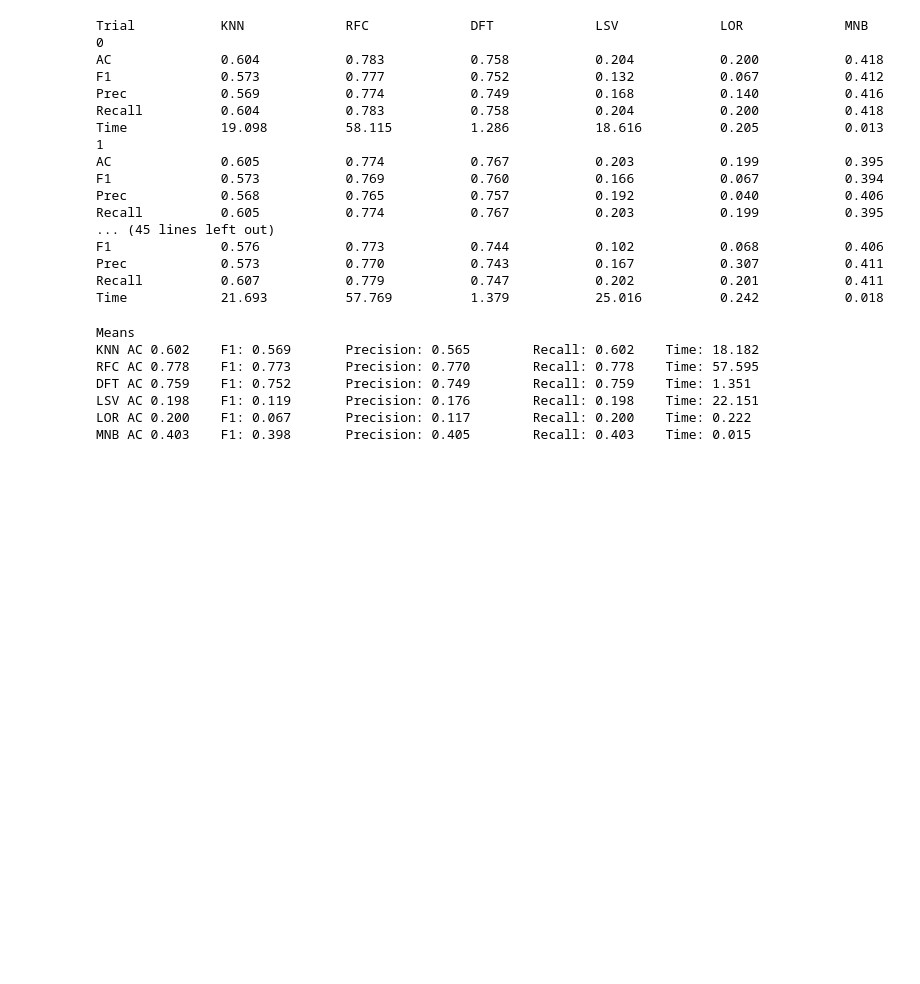
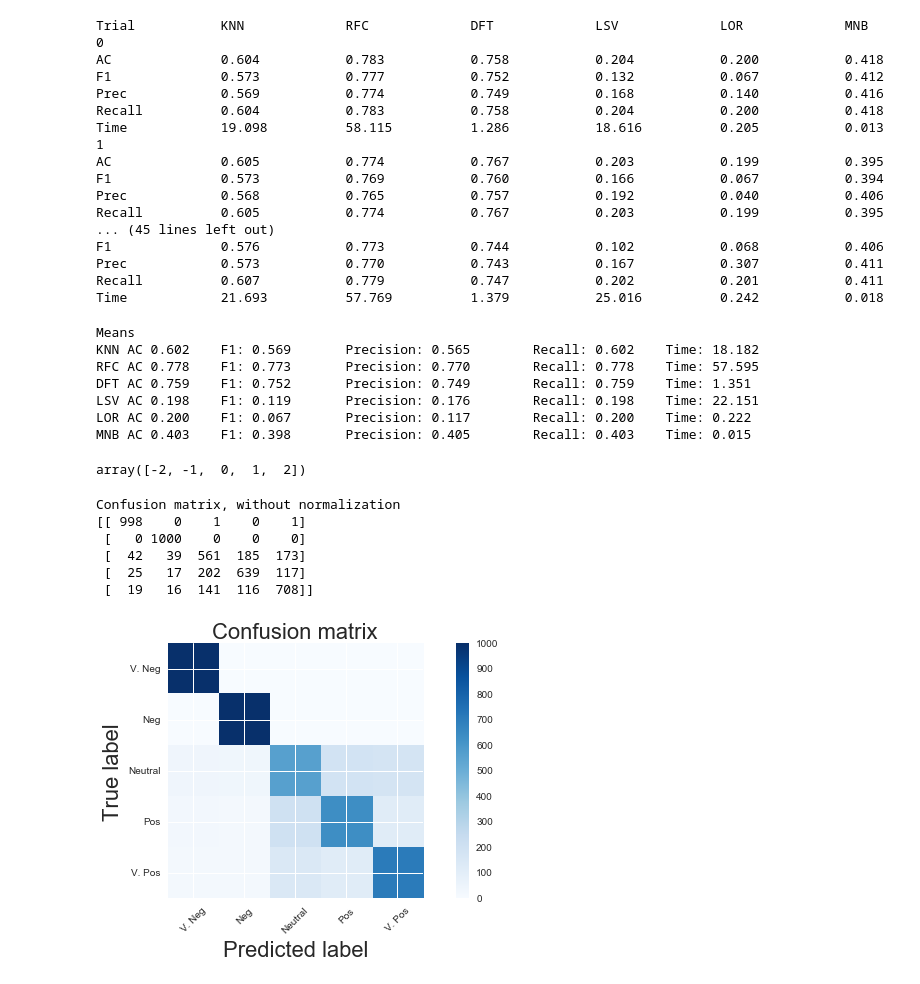
Before and after one commit to AndrewNg/COS424A4, a Jupyter notebook: SWorkbook.ipynb, the cells around one changed output. Cells and saved outputs as stored; diff of their text form; code cells hidden in the pictures; blank space fills up the shorter version.

Commit message:
confusion matrix

```diff
--- a/SWorkbook.ipynb
+++ b/SWorkbook.ipynb
@@ -693,0 +646,54 @@ plt.show()
+# %%
+from sklearn.cross_validation import train_test_split
+from sklearn.metrics import confusion_matrix
+
+k = 10
+skf = StratifiedKFold(Y,n_folds=k, shuffle=True)
+
+for train_i, test_i in skf:
+    X_train, X_test = X[train_i,:],X[test_i,:]
+    Y_train, Y_test = Y[train_i], Y[test_i]
+    break
+
+Y_pred = RandomForestClassifier(bootstrap=True, class_weight=None, criterion='gini',
+            max_depth=None, max_features='auto', max_leaf_nodes=None,
+            min_samples_leaf=1, min_samples_split=2,
+            min_weight_fraction_leaf=0.0, n_estimators=50, n_jobs=1,
+            oob_score=False, random_state=None, verbose=0,
+            warm_start=False).fit(X_train, Y_train).predict(X_test)
+# %%
+np.unique(Y_pred)
+# %% [output]
+array([-2, -1,  0,  1,  2])
+# %%
+
+
+def plot_confusion_matrix(cm, title='Confusion matrix', cmap=plt.cm.Blues):
+    plt.imshow(cm, interpolation='nearest', cmap=cmap)
+    plt.title(title)
+    plt.colorbar()
+    tick_marks = np.arange(5)
+    #names = ['-2','-1','0','1','2']
+    names = ['V. Neg','Neg','Neutral','Pos','V. Pos']
+    plt.xticks(tick_marks, names, rotation=45)
+    plt.yticks(tick_marks, names)
+    plt.tight_layout()
+    plt.ylabel('True label')
+    plt.xlabel('Predicted label')
+
+
+# Compute confusion matrix
+cm = confusion_matrix(Y_test, Y_pred)
+np.set_printoptions(precision=2)
+print('Confusion matrix, without normalization')
+print(cm)
+plt.figure()
+plot_confusion_matrix(cm)
+# %% [output]
+Confusion matrix, without normalization
+[[ 998    0    1    0    1]
+ [   0 1000    0    0    0]
+ [  42   39  561  185  173]
+ [  25   17  202  639  117]
+ [  19   16  141  116  708]]
+[figure, added]
```
Also changed, not shown: parts of 2 cells of this notebook, 1 other file.
